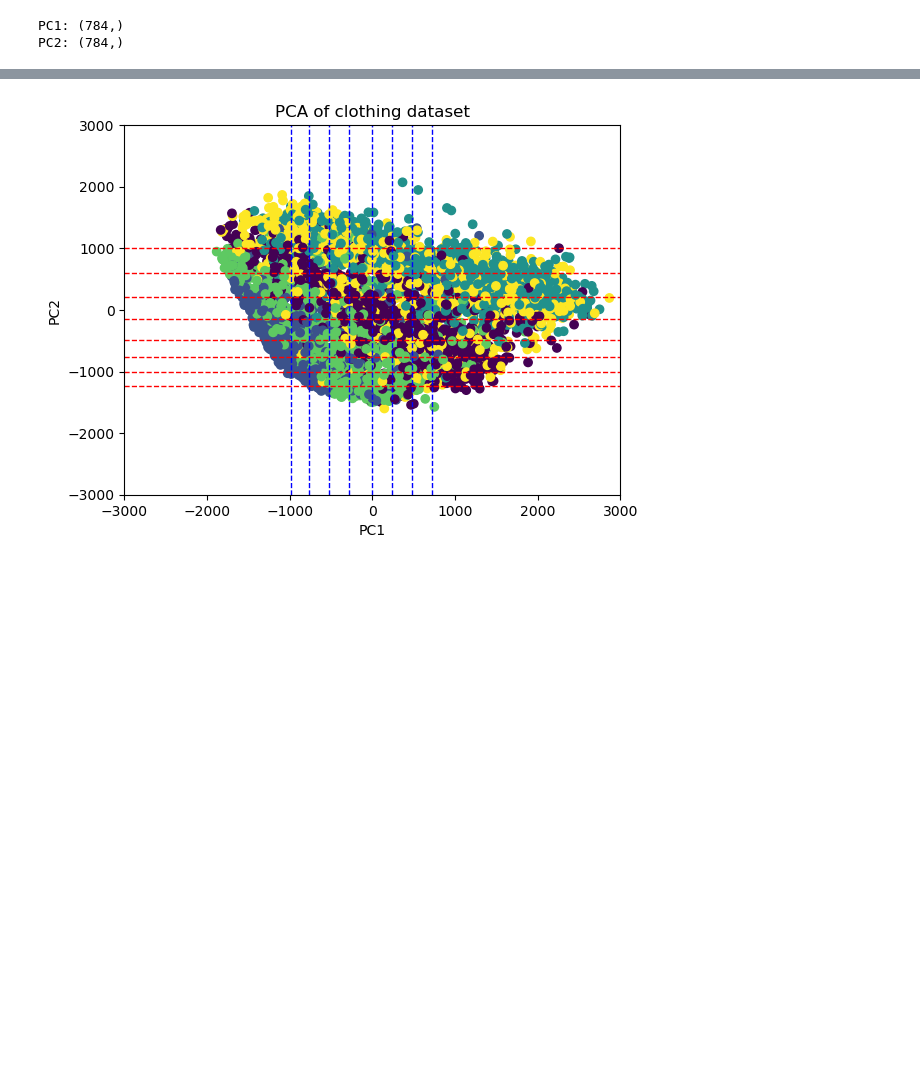
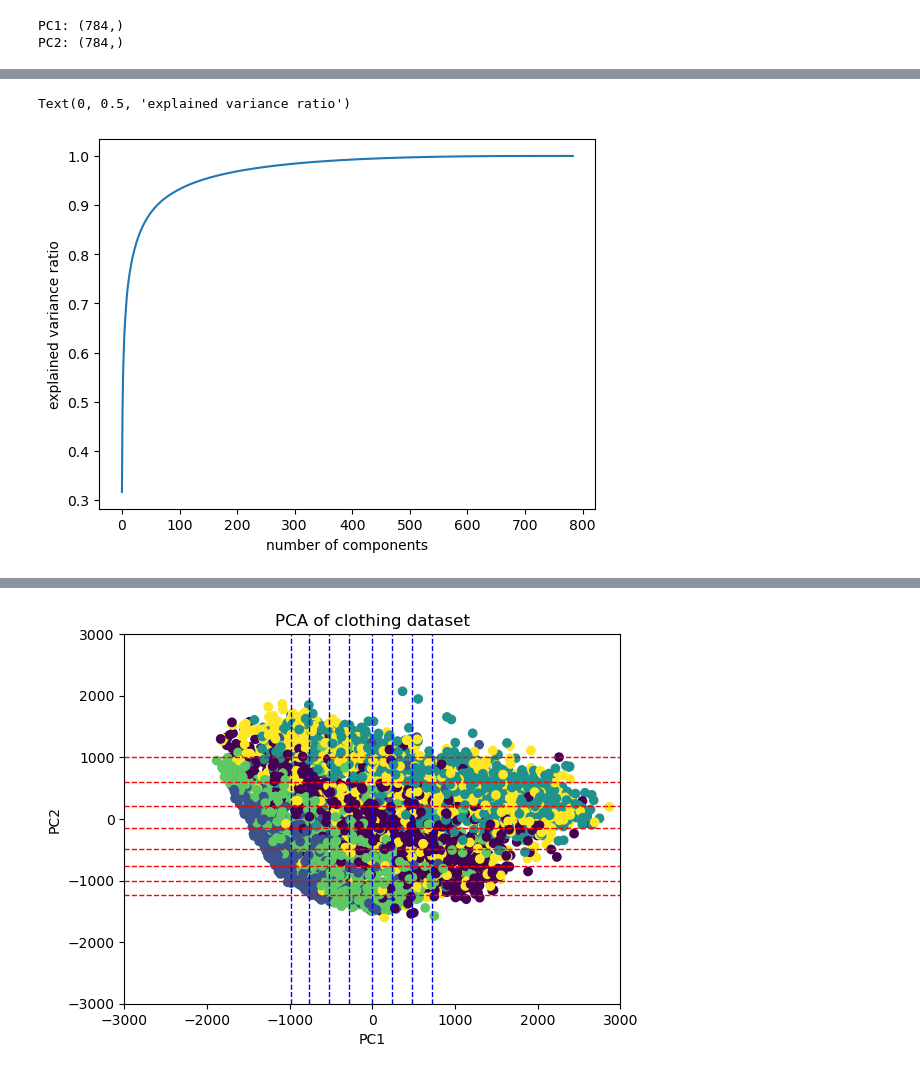
Before and after one commit to julielhagen/Clothing_classification-, a Jupyter notebook: sklearn.ipynb, the cells around one changed output, grey strips where cells are left out. Cells and saved outputs as stored; diff of their text form; code cells hidden in the pictures; blank space fills up the shorter version.

Commit message:
explained variance ratio

```diff
--- a/sklearn.ipynb
+++ b/sklearn.ipynb
@@ -87,3 +82,20 @@ print(pca.explained_variance_)
+# %%
+from sklearn.decomposition import PCA
+
+my_model = PCA(n_components=784)
+my_model.fit_transform(X_train)
+
+explained_var_pca = my_model.explained_variance_ratio_.cumsum()
+#print(my_model.explained_variance_)
+#print(my_model.explained_variance_ratio_)
+#print(my_model.explained_variance_ratio_.cumsum())
+
+plt.plot(explained_var_pca)
+plt.xlabel('number of components')
+plt.ylabel('explained variance ratio')
+# %% [output]
+Text(0, 0.5, 'explained variance ratio')
+[figure, added]
 # %%
 
 
```
Also changed, not shown: parts of 18 cells of this notebook.
